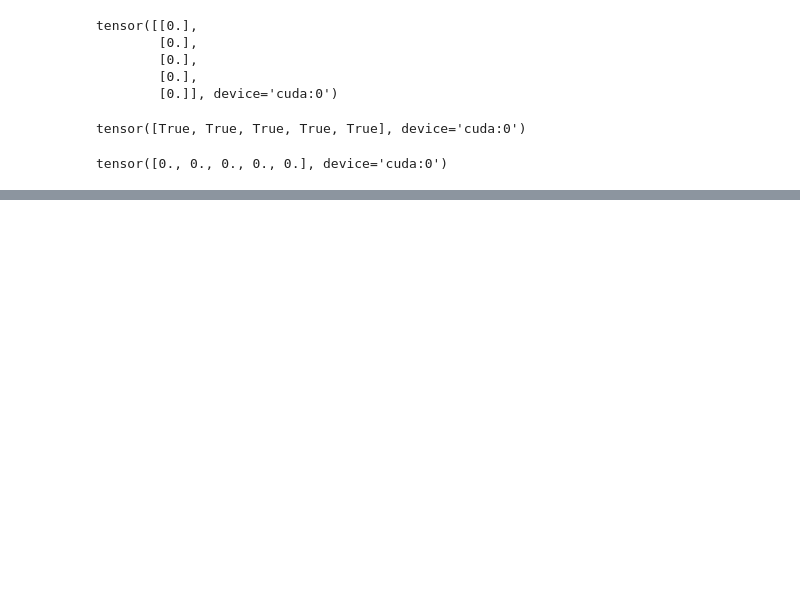
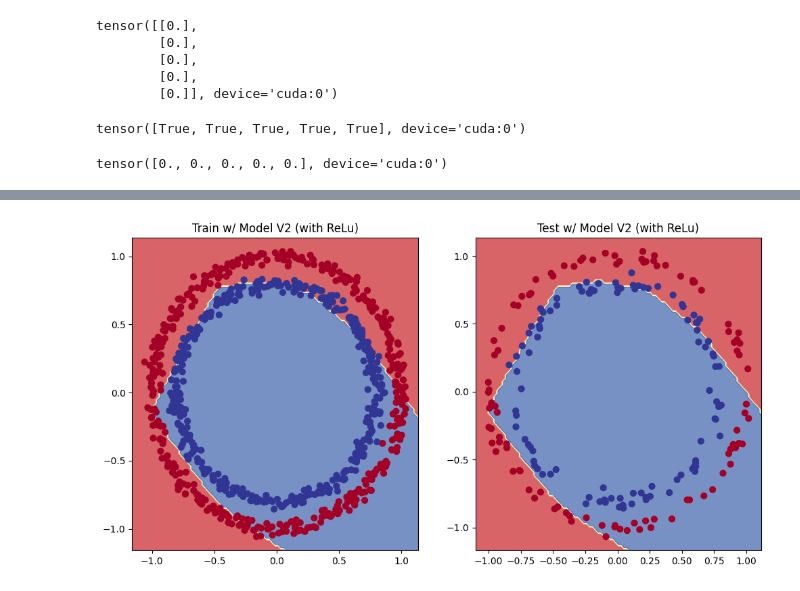
Before and after one commit to afirdousi/pytorch-basics, a Jupyter notebook: 006_neural_network_classification.ipynb, the cells around one changed output, grey strips where cells are left out. Saved outputs shown, nothing was run; the diff lists cells and outputs as text; code cells hidden in the pictures; blank space fills up the shorter version.

```diff
--- a/006_neural_network_classification.ipynb
+++ b/006_neural_network_classification.ipynb
@@ -849,0 +847,3 @@ tensor([[ 0.8280,  0.4620],
+# %%
+model_2 = CircleModelV2().to(device)
+model_2
@@ -849,0 +894,33 @@ tensor([[ 0.8280,  0.4620],
+# %%
+# Put data to target device
+X_train, y_train = X_train.to(device), y_train.to(device)
+X_test, y_test = X_test.to(device), y_test.to(device)
+
+epochs = 1000
+# Building and training evaluation loop
+for epoch in range(epochs):
+  model_2.train()
+
+  y_logits = model_2(X_train).squeeze()
+  y_pred = torch.round( torch.sigmoid( y_logits )) # turn logits to probablities (using sigmoid) ---to--> turn probablities to labels (using round)
+
+  loss = loss_func( y_logits, y_train)
+  acc = accuracy_func( y_true = y_train,
+                      y_pred = y_pred)
+
+  optimizer.zero_grad()
+  loss.backward()
+  optimizer.step()
+
+  model_2.eval()
+  with torch.inference_mode():
+
+    test_logits = model_2(X_test).squeeze()
+    test_pred = torch.round( torch.sigmoid(test_logits) )
+
+    test_loss = loss_func( test_logits, y_test)
+
+    test_acc = accuracy_func(y_true = y_test, y_pred = test_pred)
+
+    if epoch % 100 ==0:
+      print(f"Epoch#: {epoch} | Loss: {loss:.5f}, Accuracy: {acc: .5f}% | Test Loss: {test_loss:.5f} | Test Accuracy: {test_acc: .2f}%")
@@ -849,0 +938,10 @@ tensor([[ 0.8280,  0.4620],
+# %%
+plt.figure( figsize=(12,6))
+plt.subplot(1, 2, 1)
+plt.title("Train w/ Model V2 (with ReLu)")
+plot_decision_boundary(model_2, X_train, y_train)
+plt.subplot(1,2,2)
+plt.title("Test w/ Model V2 (with ReLu)")
+plot_decision_boundary(model_2, X_test, y_test)
+# %% [output]
+[figure, added]
```
Also changed, not shown: parts of 22 cells of this notebook.
